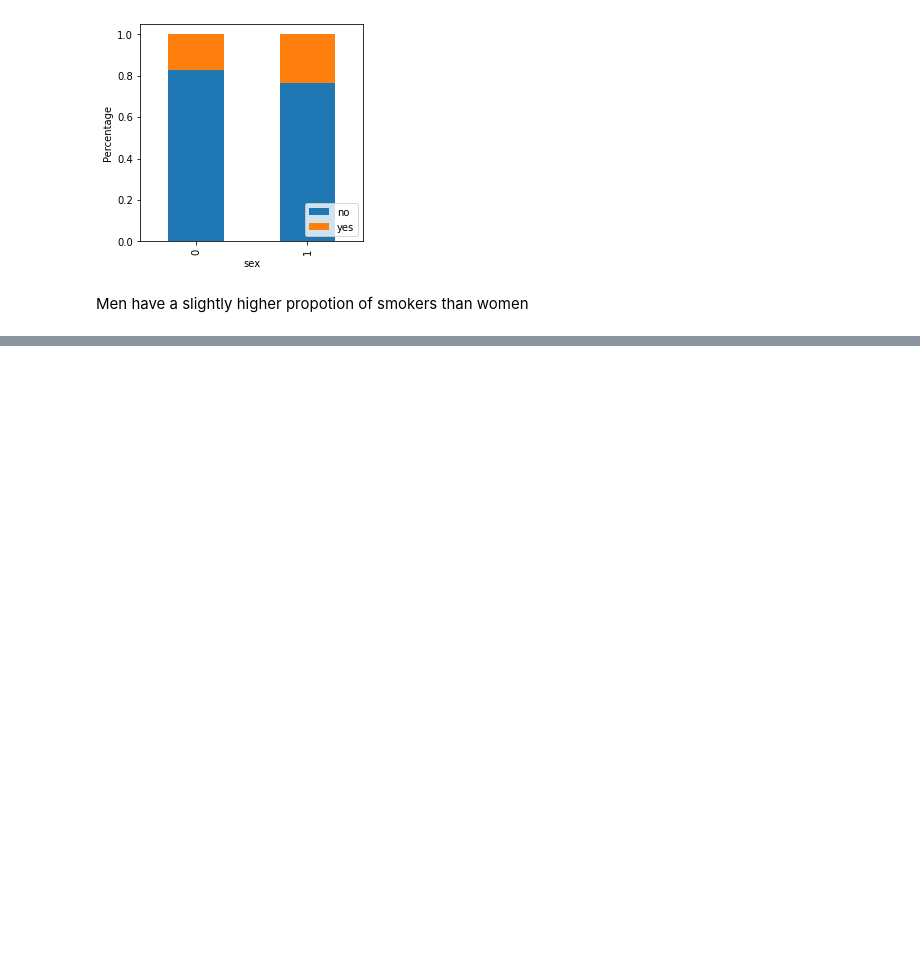
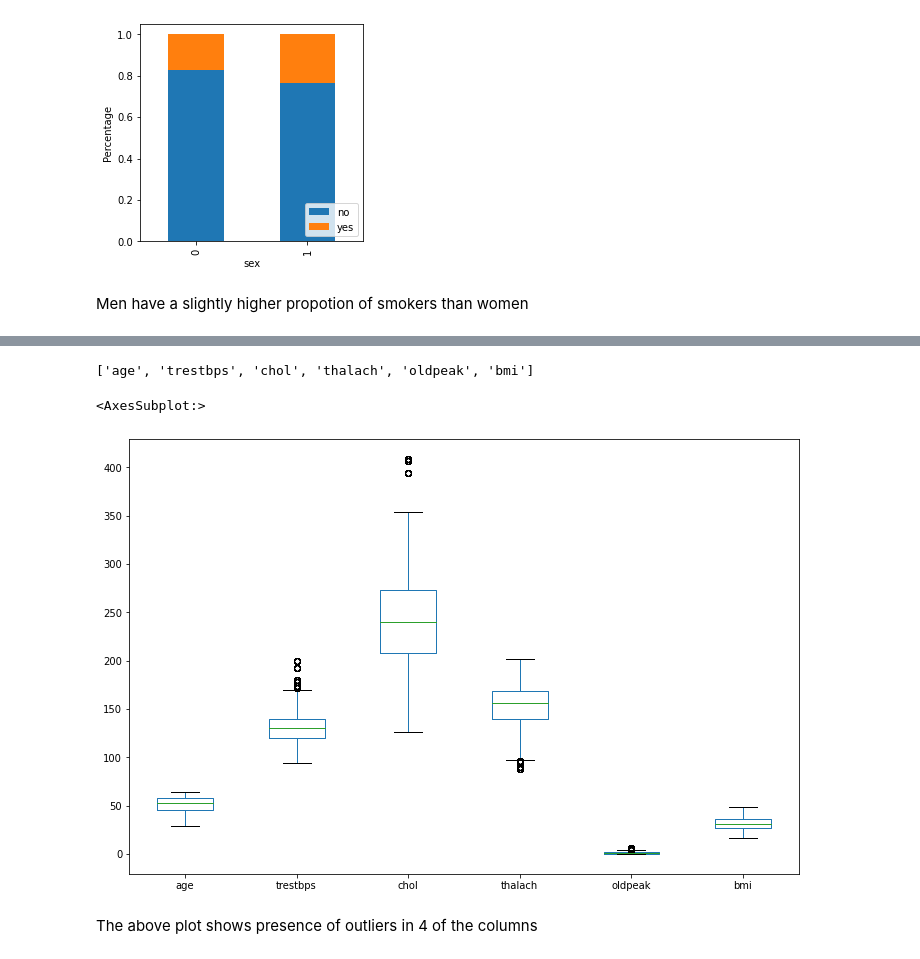
Before and after one commit to DennisChangach/Africa-Data-School-Assignments, a Jupyter notebook: Assigment_7/Assignment_7.ipynb, the cells around one changed output, grey strips where cells are left out. Drawn from its saved outputs; the diff is of its cells as text; code cells hidden in the pictures; blank space fills up the shorter version.

```diff
--- a/Assigment_7/Assignment_7.ipynb
+++ b/Assigment_7/Assignment_7.ipynb
@@ -141,0 +254,21 @@ Men have a slightly higher propotion of smokers than women
+# %%
+#creating a list of numerical columns
+numerical_continuous = []
+for column in df_all.columns:
+    if df_all[column].dtypes != 'object':
+        if df_all[column].nunique() >= 10:
+            numerical_continuous.append(column)
+
+#remocing the dependent variable
+numerical_continuous.remove('charges')
+numerical_continuous
+# %% [output]
+['age', 'trestbps', 'chol', 'thalach', 'oldpeak', 'bmi']
+# %%
+#checking for outliers
+df_all[numerical_continuous].plot(kind = 'box', figsize = (12,8))
+# %% [output]
+<AxesSubplot:>
+[figure, added]
+# %% [markdown]
+The above plot shows presence of outliers in 4 of the columns
```
Also changed, not shown: parts of 34 cells of this notebook.
